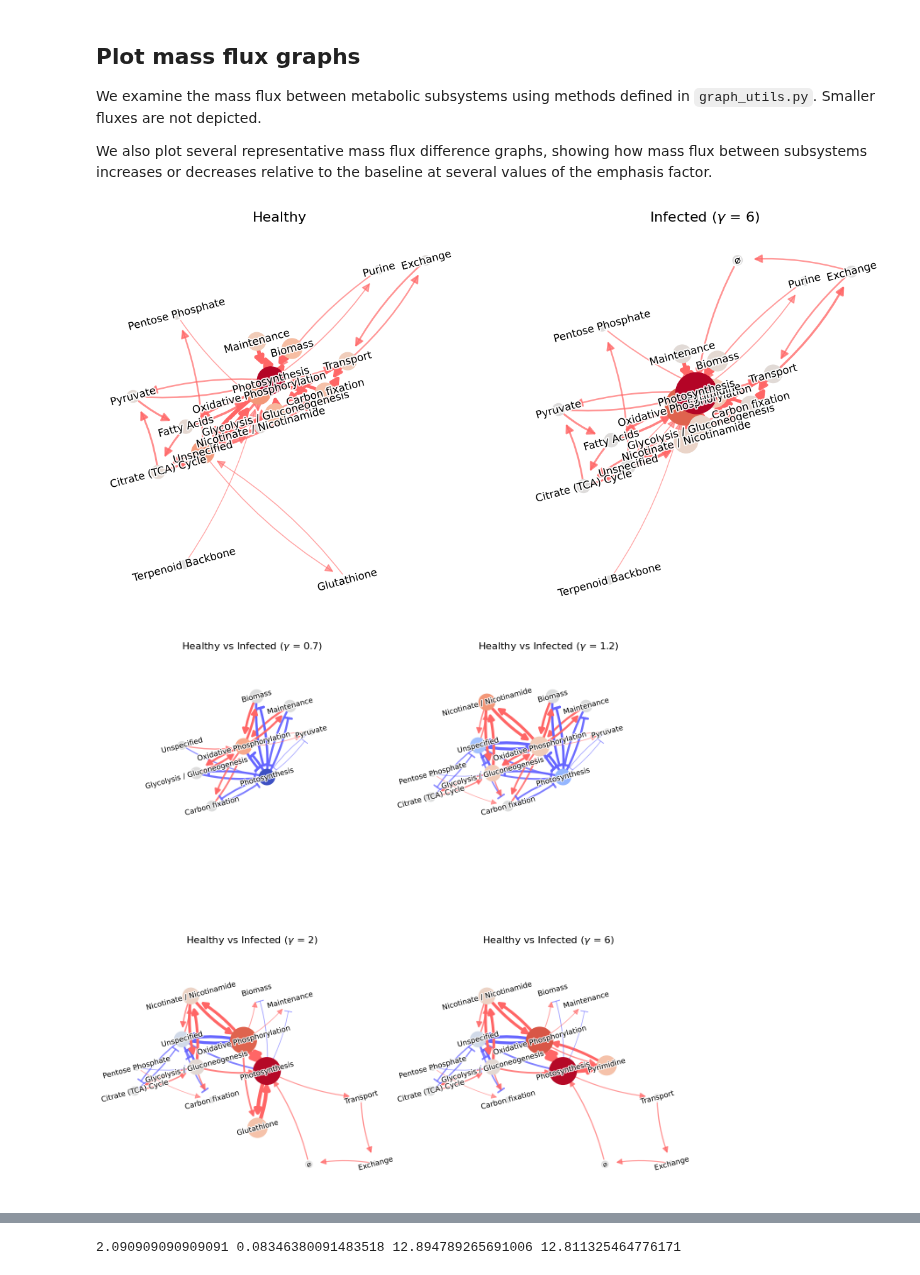
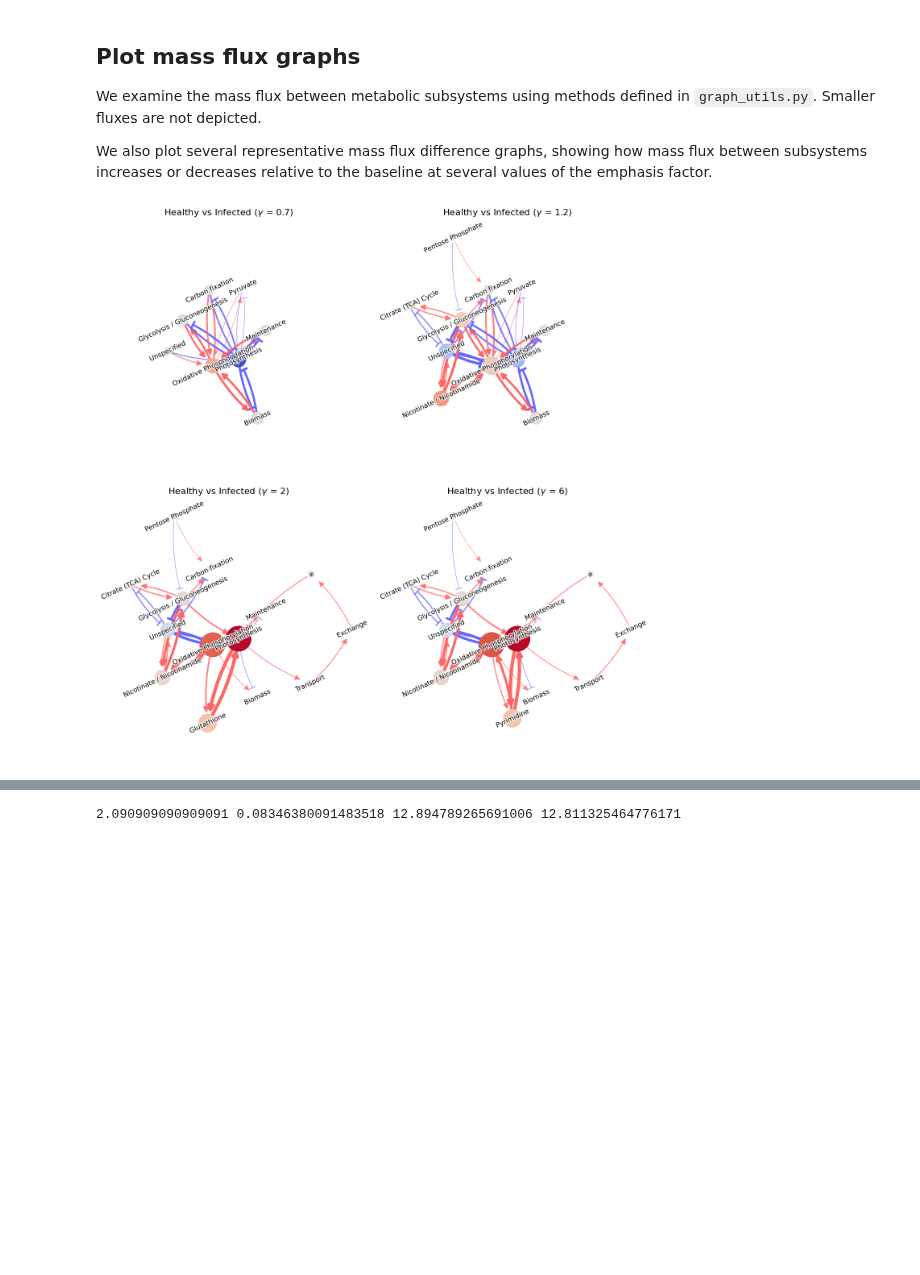
Before and after one commit to NWBRaVE/p-hm2-amgs-in-med4, a Jupyter notebook: emphasis_factor.ipynb, the cells around one changed output, grey strips where cells are left out. Drawn from its saved outputs; the diff is of its cells as text; code cells hidden in the pictures; blank space fills up the shorter version.

```diff
--- a/emphasis_factor.ipynb
+++ b/emphasis_factor.ipynb
@@ -289,38 +269,8 @@ We also plot several representative mass flux difference graphs, showing how mas
 # %%
-# import importlib
-# import plotting_utils
-
-# from plotting_utils import draw_graph
-
-# importlib.reload(plotting_utils)
-# from plotting_utils import draw_graph
-
 factor = 6
 scale = 30
 cut = 50 / scale
-g_healthy = gu.subsystem_flux_graph(
-    model,
-    flux_at_val(baselines, factor),
-    masses=masses,
-)
-g_infected = gu.subsystem_flux_graph(
-    model,
-    flux_at_val(infecteds, factor),
-    masses=masses,
-)
-pos = nx.layout.fruchterman_reingold_layout(g_infected, seed=0, k=3, iterations=150)
-fig, axs = plt.subplots(1, 2, figsize=(16, 8))
-draw_graph(
-    g_healthy, axs[0], manual_relabels=manual_relabels, scale=scale, pos=pos, cut=cut
-)
-draw_graph(
-    g_infected, axs[1], manual_relabels=manual_relabels, scale=scale, pos=pos, cut=cut
-)
-axs[0].set_title("Healthy", fontsize=16)
-axs[1].set_title(f"Infected ($\\gamma$ = {factor})", fontsize=16)
-plt.show()
-
-fig, axs = plt.subplots(2, 2, figsize=(16, 16))
+fig, axs = plt.subplots(2, 2, figsize=(14, 14))
 flist = [0.7, 1.2, 2, 6]
 
 # pos = None
@@ -336,38 +286,36 @@ for r in range(2):
             model,
             flux_at_val(infecteds, factor),
             masses=masses,
         )
 
         g_diff = gu.diff_graph(g_infected, g_healthy)
 
         gs_red = g_diff.edge_subgraph(
             [
                 (u, v)
                 for u, v, d in g_diff.edges(data=True)
                 if np.abs(d["weight"] / scale) > cut
             ]
         )
         if r:
-            # if pos is None:
-            #     pos = nx.shell_layout(pg)
-            # pos = nx.layout.kamada_kawai_layout(pg)
-            # if pos is None:
             pos = nx.layout.kamada_kawai_layout(pg, weight=None)
             draw_graph(
                 g_diff,
                 ax,
                 cut=cut,
                 manual_relabels=manual_relabels,
                 pos=pos,
                 scale=scale,
-                label_rotation=15,
+                label_rotation=25,
             )
             ax.set_title(f"Healthy vs Infected ($\\gamma$ = {factor})", fontsize=16)
             ax.set_xlim(-1, 1)
-            ax.set_ylim(-1, 1)
+            ax.set_ylim(-0.7, 0.7)
         else:
             pg.add_edges_from(gs_red.edges())
+fig.tight_layout()
+fig.savefig("figures/mass_flux_graphs_emphasis_factor.png", bbox_inches="tight")
+fig.savefig("figures/mass_flux_graphs_emphasis_factor.pdf", bbox_inches="tight")
 plt.show()
 # %% [output]
-[figure, old version]
+[figure, new version]
-[figure, removed]
```
Also changed, not shown: parts of 12 cells of this notebook, 3 other files.
